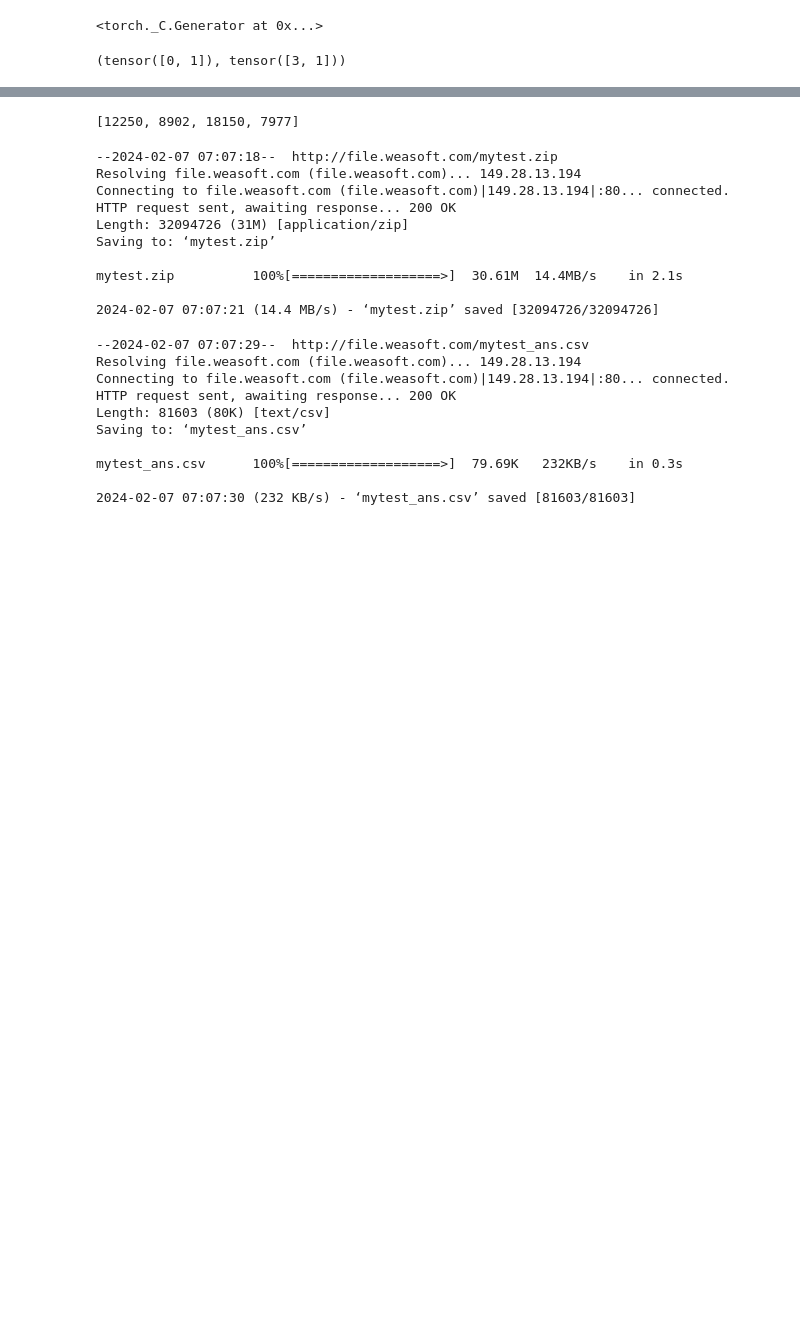
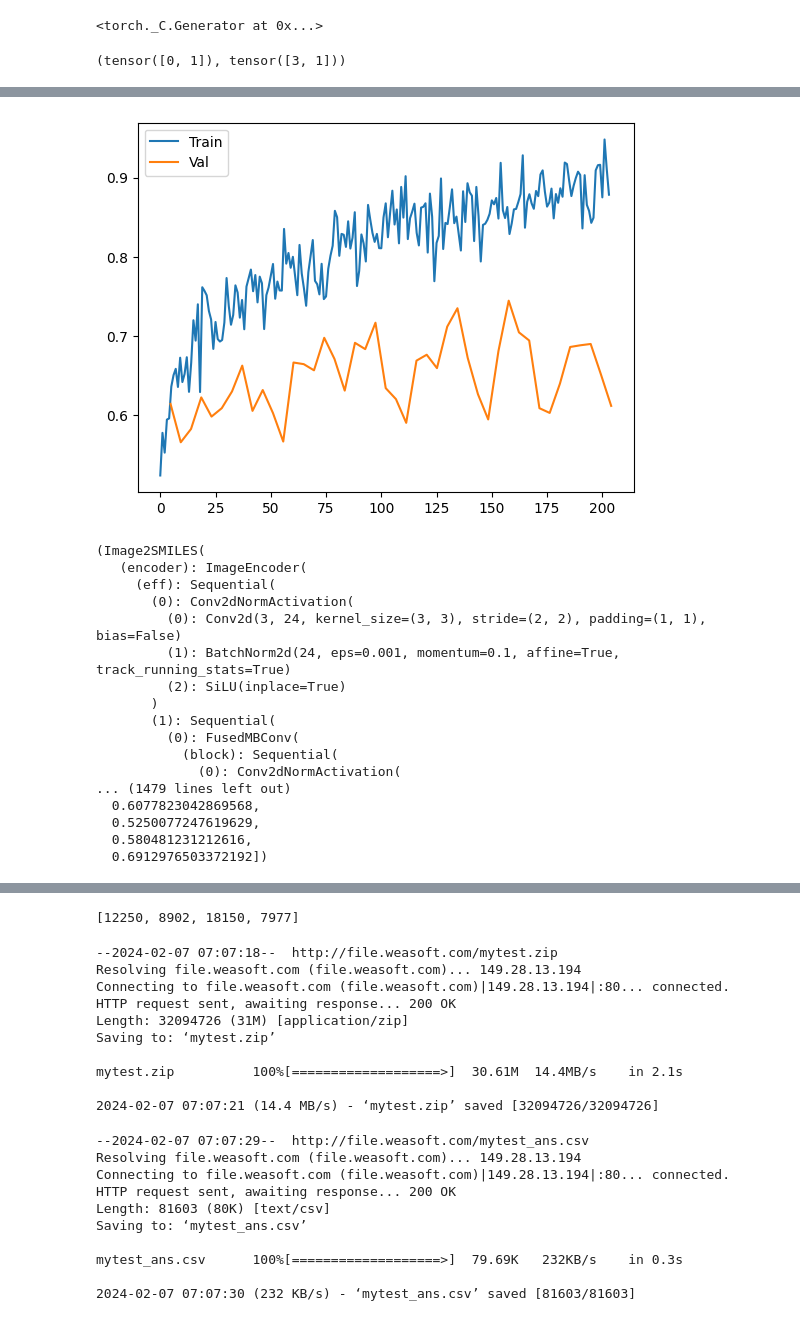
Before and after one commit to weathon/3d2smile, a Jupyter notebook: finetune.ipynb, the cells around one changed output, grey strips where cells are left out. Saved outputs shown, nothing was run; the diff lists cells and outputs as text; code cells hidden in the pictures; blank space fills up the shorter version.

```diff
--- a/finetune.ipynb
+++ b/finetune.ipynb
@@ -625,0 +561,21 @@ log
+# %%
+train(0.0001, 0.975, 4,  True, reload=True, pretrain="image_net")
+# %% [output]
+[figure, added]
+(Image2SMILES(
+   (encoder): ImageEncoder(
+     (eff): Sequential(
+       (0): Conv2dNormActivation(
+         (0): Conv2d(3, 24, kernel_size=(3, 3), stride=(2, 2), padding=(1, 1), bias=False)
+         (1): BatchNorm2d(24, eps=0.001, momentum=0.1, affine=True, track_running_stats=True)
+         (2): SiLU(inplace=True)
+       )
+       (1): Sequential(
+         (0): FusedMBConv(
+           (block): Sequential(
+             (0): Conv2dNormActivation(
+... (1479 lines left out)
+  0.6077823042869568,
+  0.5250077247619629,
+  0.580481231212616,
+  0.6912976503372192])
```
Also changed, not shown: parts of 40 cells of this notebook.
